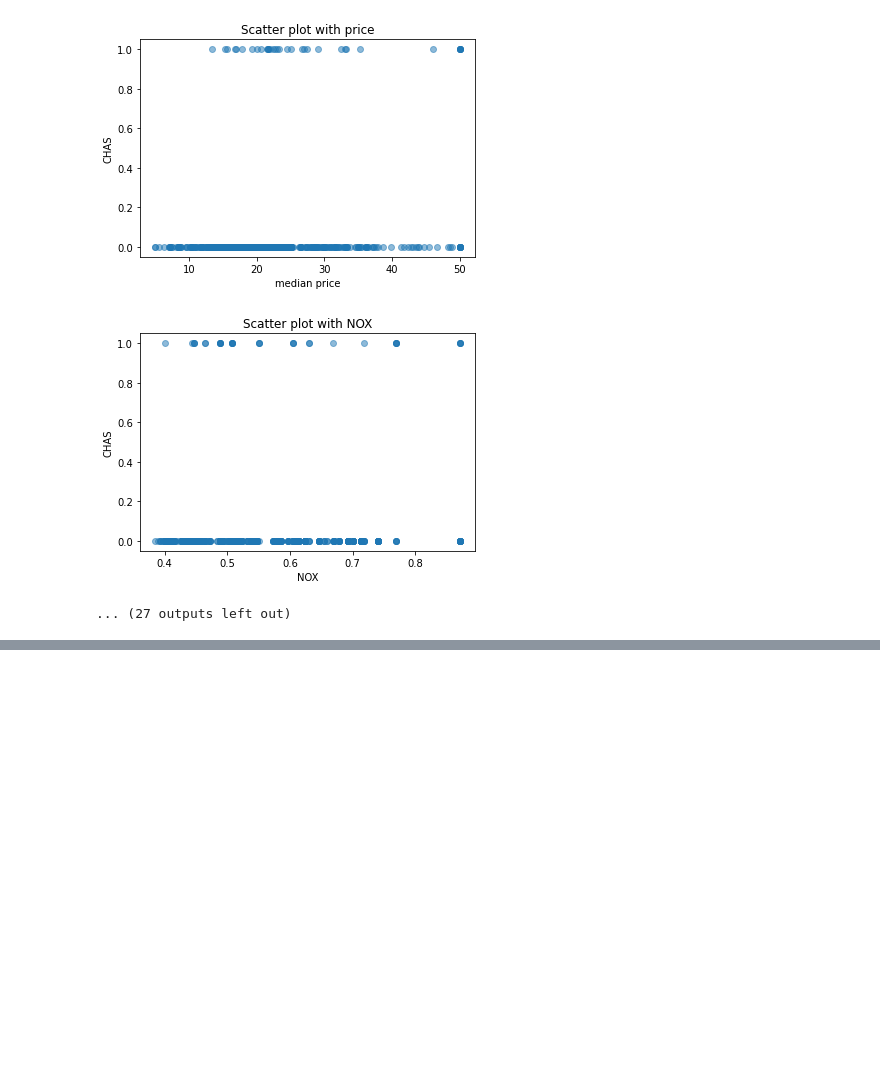
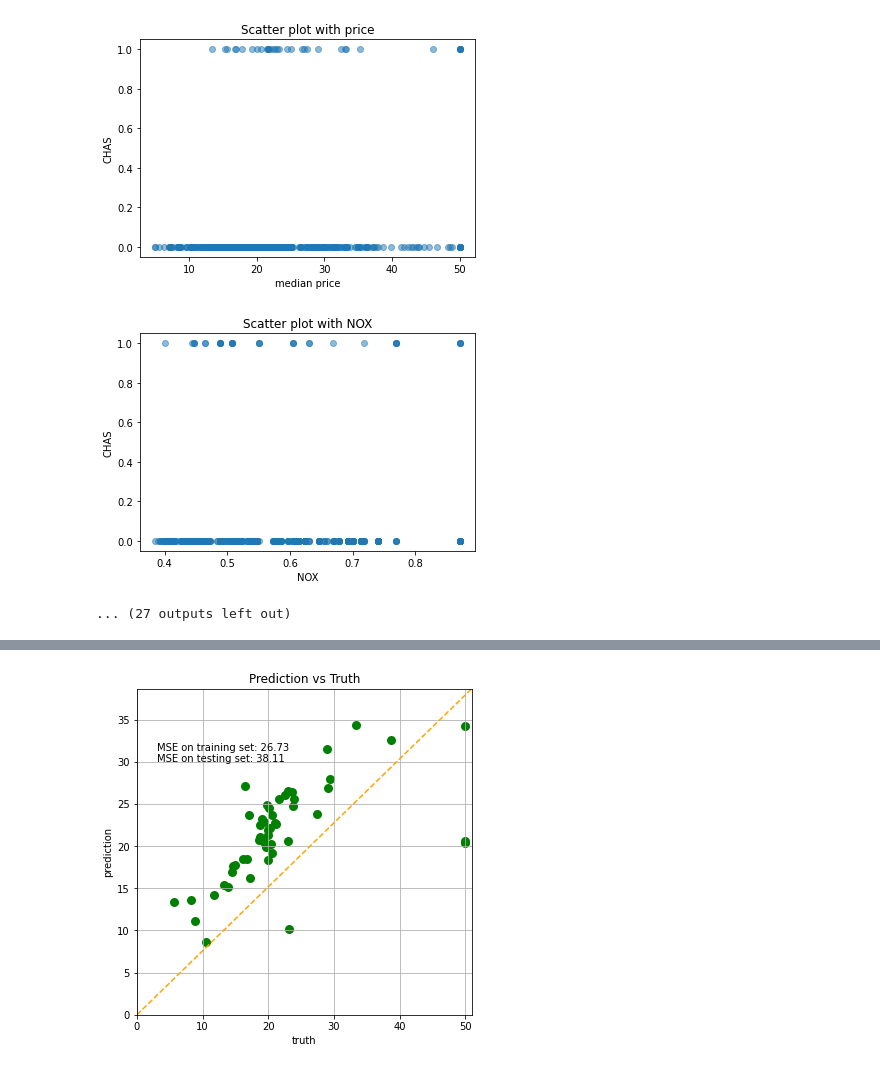
Before and after one commit to rodeoai/The-AI-Handbook-Series, a Jupyter notebook: AI_Model_Handbook_Chap_2.ipynb, the cells around one changed output, grey strips where cells are left out. Saved outputs shown, nothing was run; the diff lists cells and outputs as text; code cells hidden in the pictures; blank space fills up the shorter version.

```diff
--- a/AI_Model_Handbook_Chap_2.ipynb
+++ b/AI_Model_Handbook_Chap_2.ipynb
@@ -335,0 +768,97 @@ for i in range(housingdatadf.shape[1]-1):
+# %%
+print(__doc__)
+
+
+# Code source: Jaques Grobler
+# License: BSD 3 clause
+
+
+import matplotlib.pyplot as plt
+import numpy as np
+from sklearn import datasets, linear_model
+from sklearn.metrics import mean_squared_error, r2_score
+
+# Load the data dataset
+data_X, data_y = datasets.load_boston(return_X_y=True)
+
+scaler = StandardScaler()
+
+scaler.fit(data_X)
+
+data_X=scaler.transform(data_X)
+
+
+# Use only one feature
+#data_X = data_X[:, np.newaxis, 2]
+
+# Split the data into training/testing sets
+
+X_train, X_test, y_train, y_test = model_selection.train_test_split(data_X, data_y, random_state=0)
+
+#data_X_train = data_X[:-20]
+#data_X_test = data_X[-20:]
+
+# Split the targets into training/testing sets
+#data_y_train = data_y[:-20]
+#data_y_test = data_y[-20:]
+
+# Create linear regression object
+regr = linear_model.ElasticNet()
+
+# Train the model using the training sets
+regr.fit(X_train, y_train)
+
+# Make predictions using the testing set
+y_pred = regr.predict(X_test)
+
+# The coefficients
+print('Coefficients: \n', regr.coef_)
+# The mean squared error
+print('Mean squared error: %.2f'
+      % mean_squared_error(y_test, y_pred))
+# The coefficient of determination: 1 is perfect prediction
+print('Coefficient of determination: %.2f'
+      % r2_score(y_test, y_pred))
+
+# Plot outputs
+#plt.scatter(X_test[:50], y_test[:50],  color='black')
+
+y_pred = regr.predict(X_train)
+mse = mean_squared_error(y_train, y_pred)
+string_score = f'MSE on training set: {mse:.2f}'
+y_pred = regr.predict(X_test)
+mse = mean_squared_error(y_test, y_pred)
+string_score += f'\nMSE on testing set: {mse:.2f}'
+
+
+fig, ax = plt.subplots(figsize=(6, 6))
+
+plt.scatter(y_test[:50], y_pred[:50], color='green', linewidth=3)
+ax.plot([0, 1], [0, 1], transform=ax.transAxes, ls="--", c="orange")
+plt.text(3, 30, string_score)
+
+#plt.xticks(())
+#plt.yticks(())
+
+plt.ylabel('prediction')
+plt.xlabel('truth')
+plt.title('Prediction vs Truth')
+
+plt.xlim([0, max(y_test)+1])
+plt.ylim([0, max(y_pred)+1])
+plt.grid(True)
+
+
+plt.show()
+
+coefs=pd.DataFrame(regr.coef_,columns=['Coefficients'],index=housingdata.feature_names)
+
+print(coefs)
+
+coefs.plot(kind='barh', figsize=(9, 7),color='green')
+plt.title('Linear Model')
+plt.axvline(x=0, color='.5')
+plt.subplots_adjust(left=.3)
+
+coefs_elasticnet=coefs
+# %% [output]
@@ -335,0 +872 @@ for i in range(housingdatadf.shape[1]-1):
+[figure, added]
```
Also changed, not shown: parts of 20 cells of this notebook.
